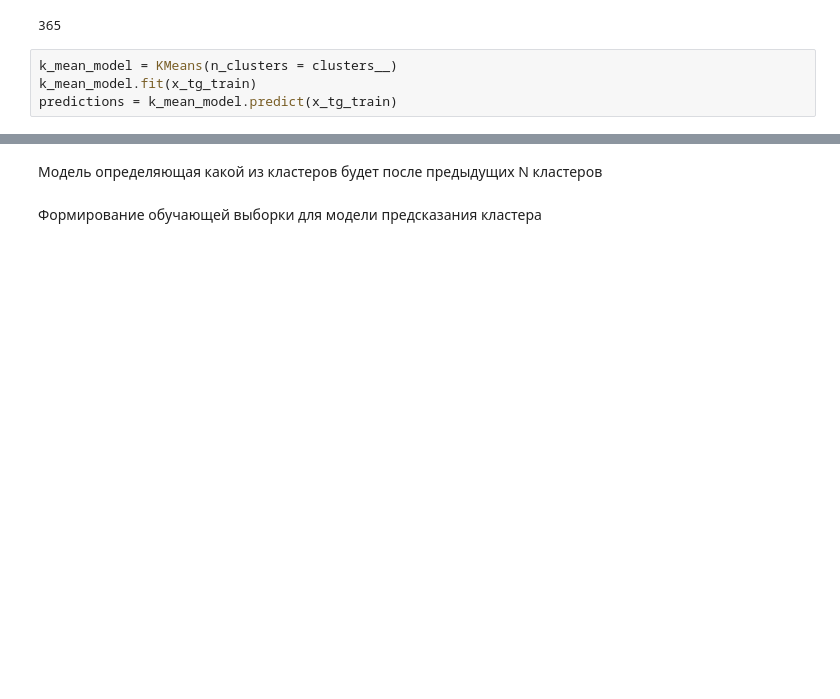
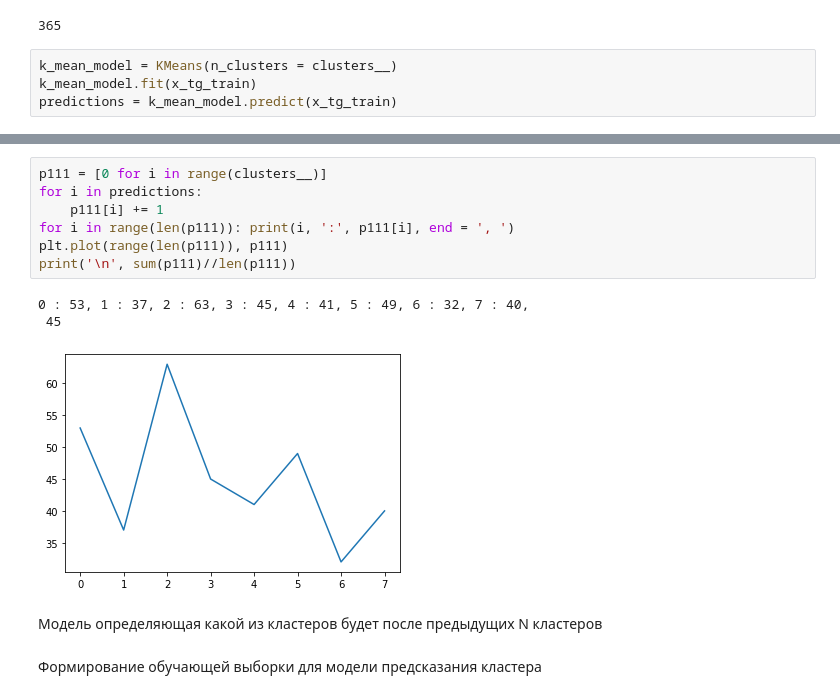
Before and after one commit to legendaOS/q, a Jupyter notebook: system.ipynb, the cells around one changed output, grey strips where cells are left out. Saved outputs shown, nothing was run; the diff lists cells and outputs as text; blank space fills up the shorter version.

```diff
--- a/system.ipynb
+++ b/system.ipynb
@@ -134,3 +139,14 @@ visualize(clusters__,predictions,  sr_temp , sh = True)
+# %%
+p111 = [0 for i in range(clusters__)]
+for i in predictions:
+    p111[i] += 1
+for i in range(len(p111)): print(i, ':', p111[i], end = ', ')
+plt.plot(range(len(p111)), p111)
+print('\n', sum(p111)//len(p111))
+# %% [output]
+0 : 53, 1 : 37, 2 : 63, 3 : 45, 4 : 41, 5 : 49, 6 : 32, 7 : 40,
+ 45
+[figure, added]
 # %% [markdown]
 Модель определяющая какой из кластеров будет после предыдущих N кластеров
 # %% [markdown]
```
Also changed, not shown: parts of 47 cells of this notebook, 30 other files.
